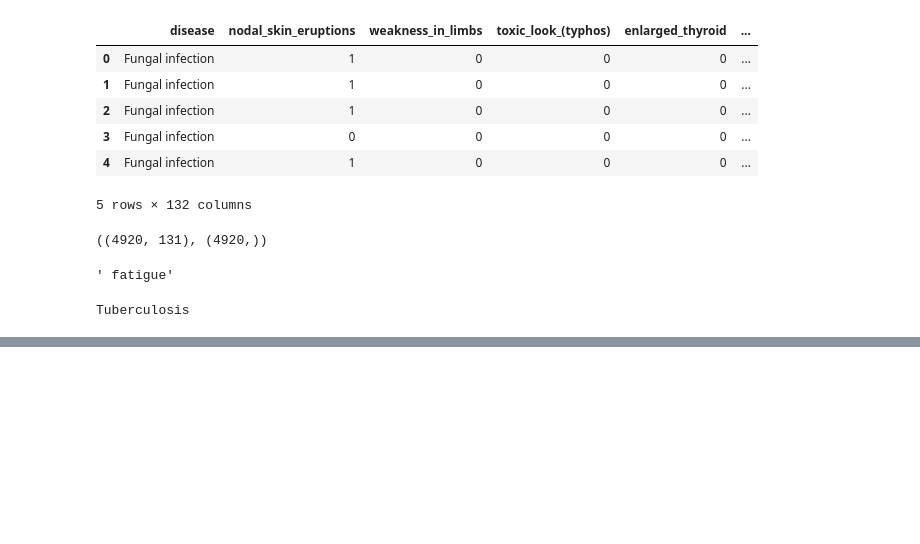
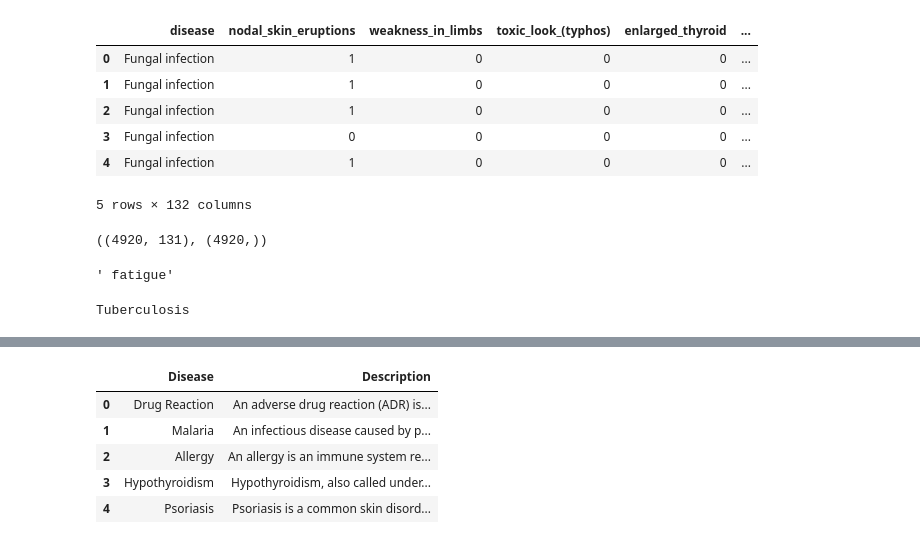
Before and after one commit to SanthoshKannanSP/amet-hackathon-2023, a Jupyter notebook: temp.ipynb, the cells around one changed output, grey strips where cells are left out. Saved outputs shown, nothing was run; the diff lists cells and outputs as text; code cells hidden in the pictures; blank space fills up the shorter version.

```diff
--- a/temp.ipynb
+++ b/temp.ipynb
@@ -106,0 +149,12 @@ Tuberculosis
+# %%
+import pandas as pd
+df = pd.read_csv("dataset/symptom_Description.csv")
+# %%
+df.head()
+# %% [output]
+|  | Disease | Description |
+| 0 | Drug Reaction | An adverse drug reaction (ADR) is... |
+| 1 | Malaria | An infectious disease caused by p... |
+| 2 | Allergy | An allergy is an immune system re... |
+| 3 | Hypothyroidism | Hypothyroidism, also called under... |
+| 4 | Psoriasis | Psoriasis is a common skin disord... |
```
Also changed, not shown: parts of 8 cells of this notebook, 3 other files.
